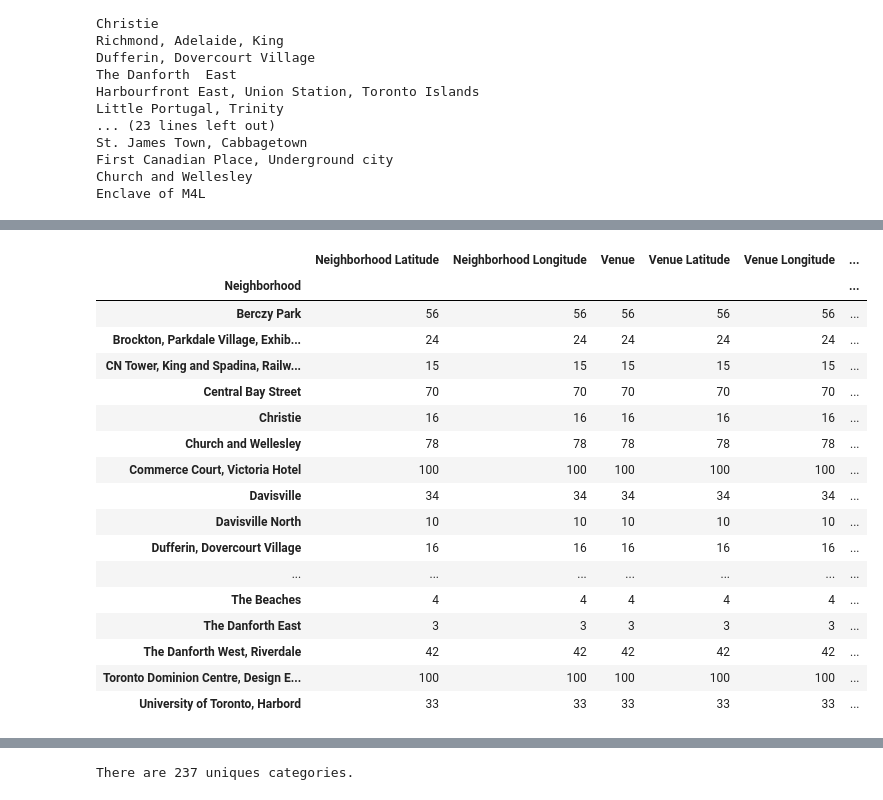
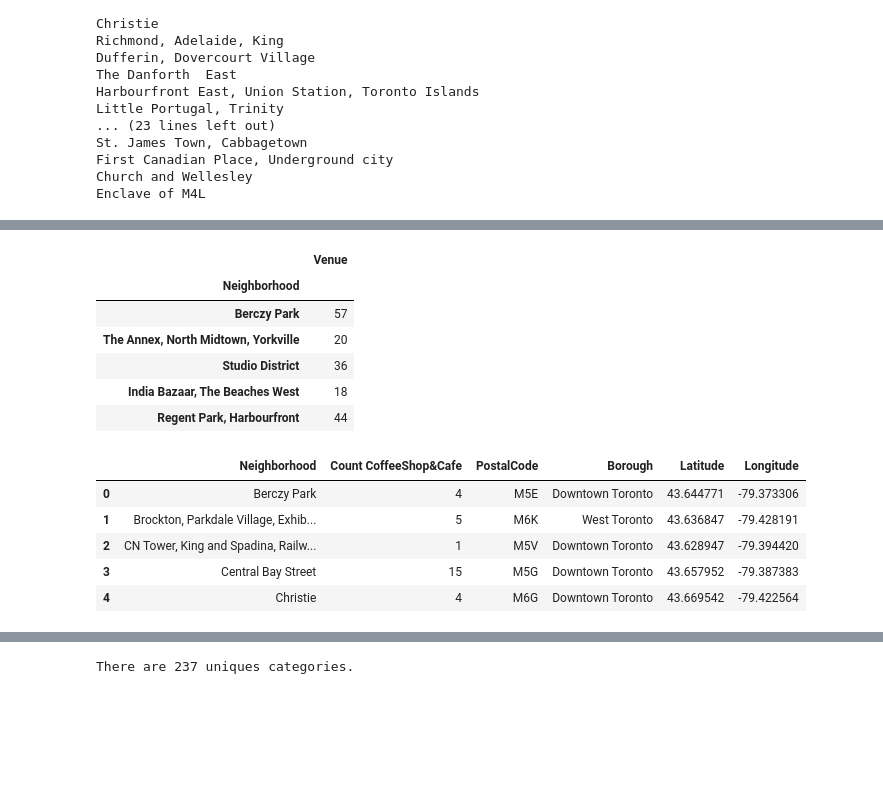
Before and after one commit to o0game0o/capstone_project, a Jupyter notebook: ProjectCapstone.ipynb, the cells around one changed output, grey strips where cells are left out. Saved outputs shown, nothing was run; the diff lists cells and outputs as text; code cells hidden in the pictures; blank space fills up the shorter version.

```diff
--- a/ProjectCapstone.ipynb
+++ b/ProjectCapstone.ipynb
@@ -224,2 +126,0 @@ url # display URL
-# %%
-results = requests.get(url).json()
@@ -238,16 +126,0 @@ def get_category_type(row):
-# %%
-venues = results['response']['groups'][0]['items']
-
-nearby_venues = json_normalize(venues) # flatten JSON
-
-# filter columns
-filtered_columns = ['venue.name', 'venue.categories', 'venue.location.lat', 'venue.location.lng']
-nearby_venues =nearby_venues.loc[:, filtered_columns]
-
-# filter the category for each row
-nearby_venues['venue.categories'] = nearby_venues.apply(get_category_type, axis=1)
-
-# clean columns
-nearby_venues.columns = [col.split(".")[-1] for col in nearby_venues.columns]
-
-nearby_venues.head()
@@ -306,9 +193,9 @@ def getNearbyVenues(names, latitudes, longitudes, radius=500):
     return(nearby_venues)
 # %%
 # type your answer here
-toronto_venues = getNearbyVenues(names=toronto['Neighborhood'],
-                                   latitudes=toronto['Latitude'],
-                                   longitudes=toronto['Longitude']
+toronto_venues = getNearbyVenues(names=toronto_df['Neighborhood'],
+                                   latitudes=toronto_df['Latitude'],
+                                   longitudes=toronto_df['Longitude']
                                   )
 # %% [output]
 Regent Park, Harbourfront
@@ -341,0 +218,2 @@ toronto_venues.head()
+# %%
+toronto_venues['Venue Category'] = toronto_venues['Venue Category'].replace({'Neighborhood':'district'})
@@ -342,21 +234,11 @@ toronto_venues.head()
 # %%
-toronto_venues.groupby('Neighborhood').count()
+venue_count_by_neighborhood = toronto_venues[['Venue','Neighborhood']].groupby('Neighborhood').count()
+venue_count_by_neighborhood.sample(5)
 # %% [output]
-|  | Neighborhood Latitude | Neighborhood Longitude | Venue | Venue Latitude | Venue Longitude | ... |
-| Neighborhood |  |  |  |  |  | ... |
-| Berczy Park | 56 | 56 | 56 | 56 | 56 | ... |
-| Brockton, Parkdale Village, Exhib... | 24 | 24 | 24 | 24 | 24 | ... |
-| CN Tower, King and Spadina, Railw... | 15 | 15 | 15 | 15 | 15 | ... |
-| Central Bay Street | 70 | 70 | 70 | 70 | 70 | ... |
-| Christie | 16 | 16 | 16 | 16 | 16 | ... |
-| Church and Wellesley | 78 | 78 | 78 | 78 | 78 | ... |
-| Commerce Court, Victoria Hotel | 100 | 100 | 100 | 100 | 100 | ... |
-| Davisville | 34 | 34 | 34 | 34 | 34 | ... |
-| Davisville North | 10 | 10 | 10 | 10 | 10 | ... |
-| Dufferin, Dovercourt Village | 16 | 16 | 16 | 16 | 16 | ... |
-| ... | ... | ... | ... | ... | ... | ... |
-| The Beaches | 4 | 4 | 4 | 4 | 4 | ... |
-| The Danforth East | 3 | 3 | 3 | 3 | 3 | ... |
-| The Danforth West, Riverdale | 42 | 42 | 42 | 42 | 42 | ... |
-| Toronto Dominion Centre, Design E... | 100 | 100 | 100 | 100 | 100 | ... |
-| University of Toronto, Harbord | 33 | 33 | 33 | 33 | 33 | ... |
+|  | Venue |
+| Neighborhood |  |
+| Berczy Park | 57 |
+| The Annex, North Midtown, Yorkville | 20 |
+| Studio District | 36 |
+| India Bazaar, The Beaches West | 18 |
+| Regent Park, Harbourfront | 44 |
@@ -362,0 +251,9 @@ toronto_venues.groupby('Neighborhood').count()
+# %%
+test.head()
+# %% [output]
+|  | Neighborhood | Count CoffeeShop&Cafe | PostalCode | Borough | Latitude | Longitude |
+| 0 | Berczy Park | 4 | M5E | Downtown Toronto | 43.644771 | -79.373306 |
+| 1 | Brockton, Parkdale Village, Exhib... | 5 | M6K | West Toronto | 43.636847 | -79.428191 |
+| 2 | CN Tower, King and Spadina, Railw... | 1 | M5V | Downtown Toronto | 43.628947 | -79.394420 |
+| 3 | Central Bay Street | 15 | M5G | Downtown Toronto | 43.657952 | -79.387383 |
+| 4 | Christie | 4 | M6G | Downtown Toronto | 43.669542 | -79.422564 |
```
Also changed, not shown: parts of 70 cells of this notebook, 10 other files.
